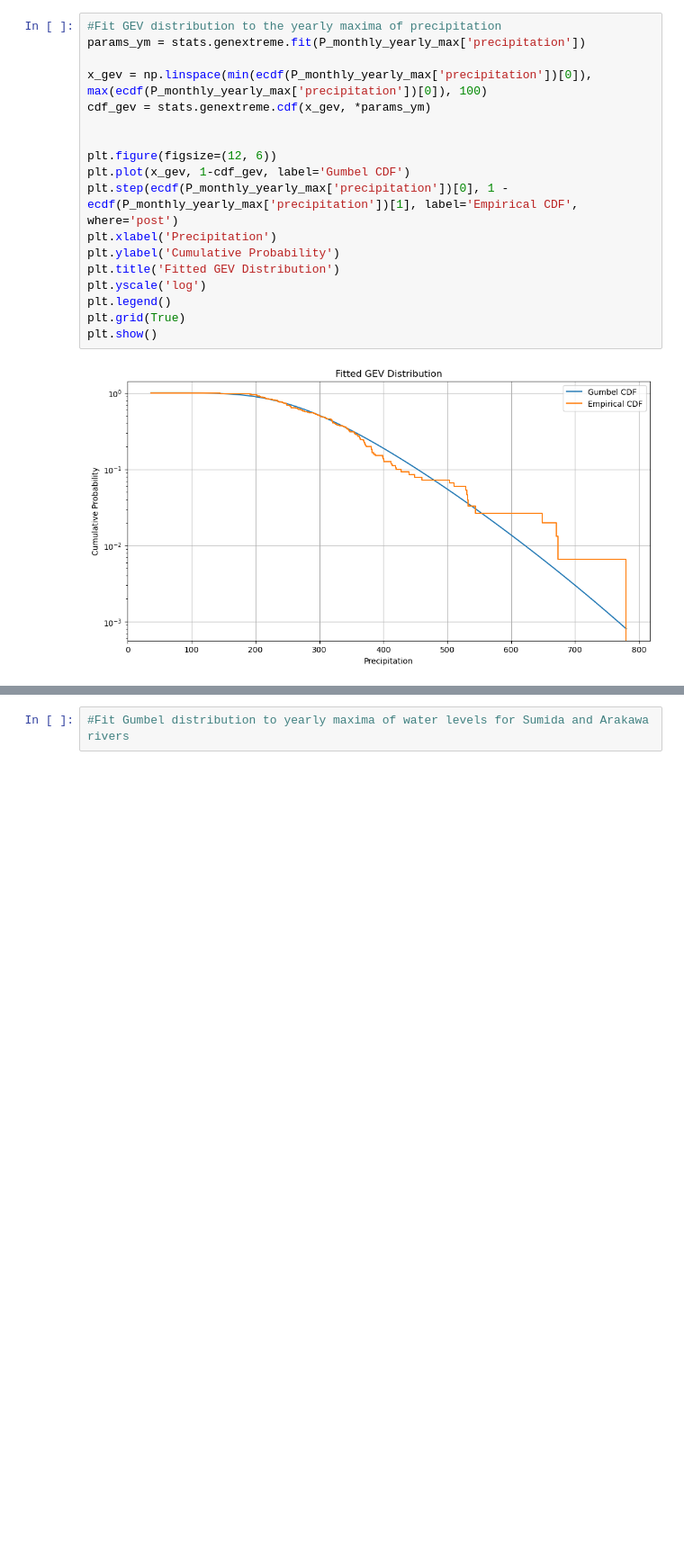
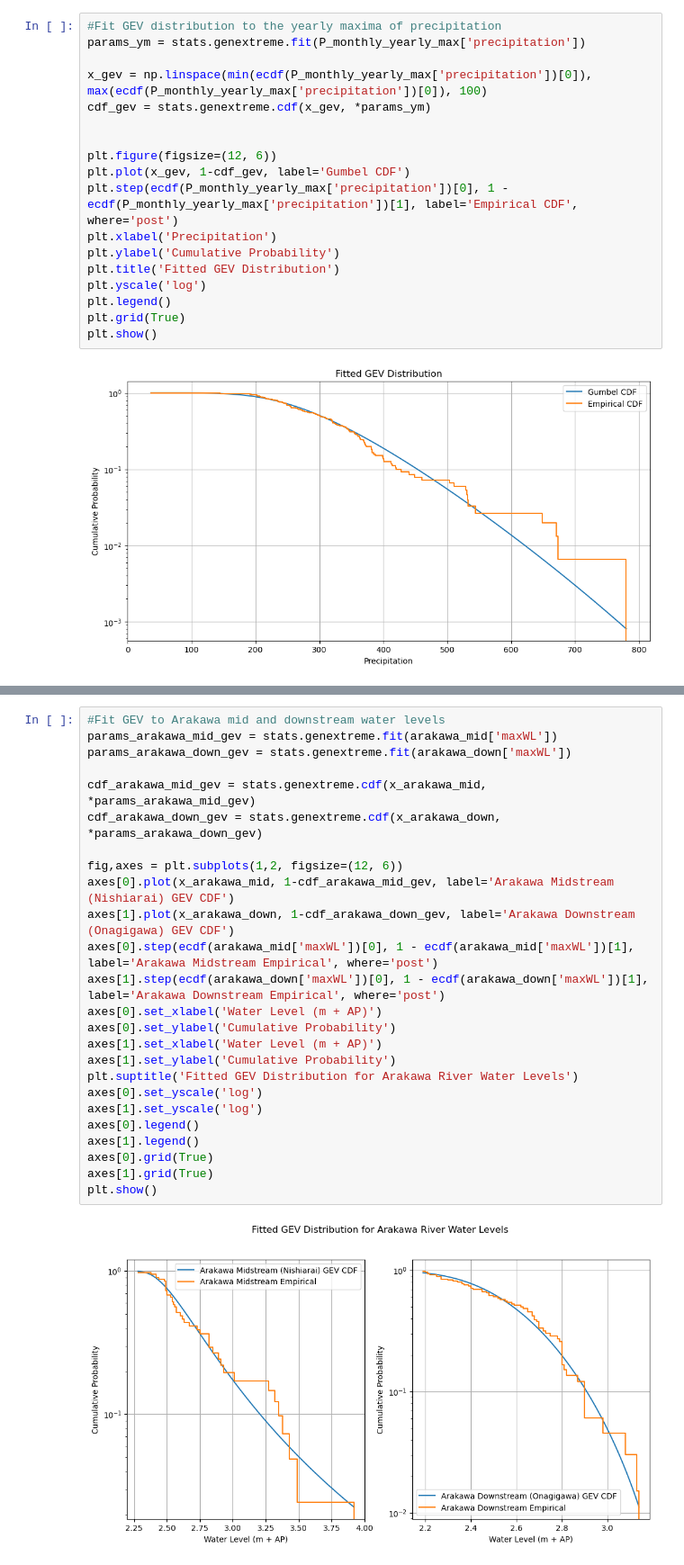
Before and after one commit to foozdemiroglu-gif/MP411-Tokyo, a Jupyter notebook: Hydraulic_analysis.ipynb, the cells around one changed output, grey strips where cells are left out. Shown at 90% size. Saved outputs shown, nothing was run; the diff lists cells and outputs as text; blank space fills up the shorter version.

```diff
--- a/Hydraulic_analysis.ipynb
+++ b/Hydraulic_analysis.ipynb
@@ -372,2 +406,27 @@ plt.show()
 # %%
-#Fit Gumbel distribution to yearly maxima of water levels for Sumida and Arakawa rivers
+#Fit GEV to Arakawa mid and downstream water levels
+params_arakawa_mid_gev = stats.genextreme.fit(arakawa_mid['maxWL'])
+params_arakawa_down_gev = stats.genextreme.fit(arakawa_down['maxWL'])
+
+cdf_arakawa_mid_gev = stats.genextreme.cdf(x_arakawa_mid, *params_arakawa_mid_gev)
+cdf_arakawa_down_gev = stats.genextreme.cdf(x_arakawa_down, *params_arakawa_down_gev)
+
+fig,axes = plt.subplots(1,2, figsize=(12, 6))
+axes[0].plot(x_arakawa_mid, 1-cdf_arakawa_mid_gev, label='Arakawa Midstream (Nishiarai) GEV CDF')
+axes[1].plot(x_arakawa_down, 1-cdf_arakawa_down_gev, label='Arakawa Downstream (Onagigawa) GEV CDF')
+axes[0].step(ecdf(arakawa_mid['maxWL'])[0], 1 - ecdf(arakawa_mid['maxWL'])[1], label='Arakawa Midstream Empirical', where='post')
+axes[1].step(ecdf(arakawa_down['maxWL'])[0], 1 - ecdf(arakawa_down['maxWL'])[1], label='Arakawa Downstream Empirical', where='post')
+axes[0].set_xlabel('Water Level (m + AP)')
+axes[0].set_ylabel('Cumulative Probability')
+axes[1].set_xlabel('Water Level (m + AP)')
+axes[1].set_ylabel('Cumulative Probability')
+plt.suptitle('Fitted GEV Distribution for Arakawa River Water Levels')
+axes[0].set_yscale('log')
+axes[1].set_yscale('log')
+axes[0].legend()
+axes[1].legend()
+axes[0].grid(True)
+axes[1].grid(True)
+plt.show()
+# %% [output]
+[figure, added]
```
Also changed, not shown: parts of 5 cells of this notebook.
